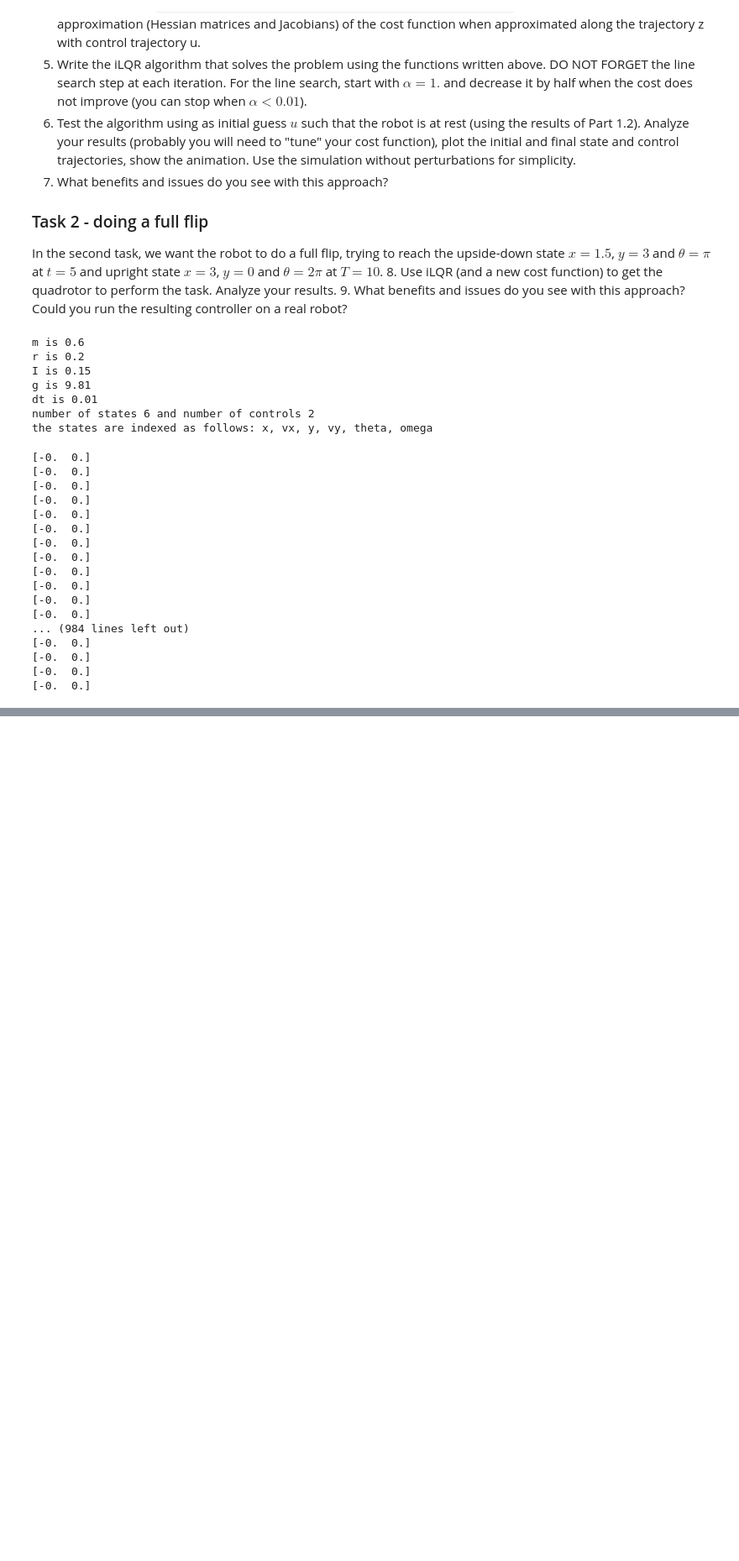
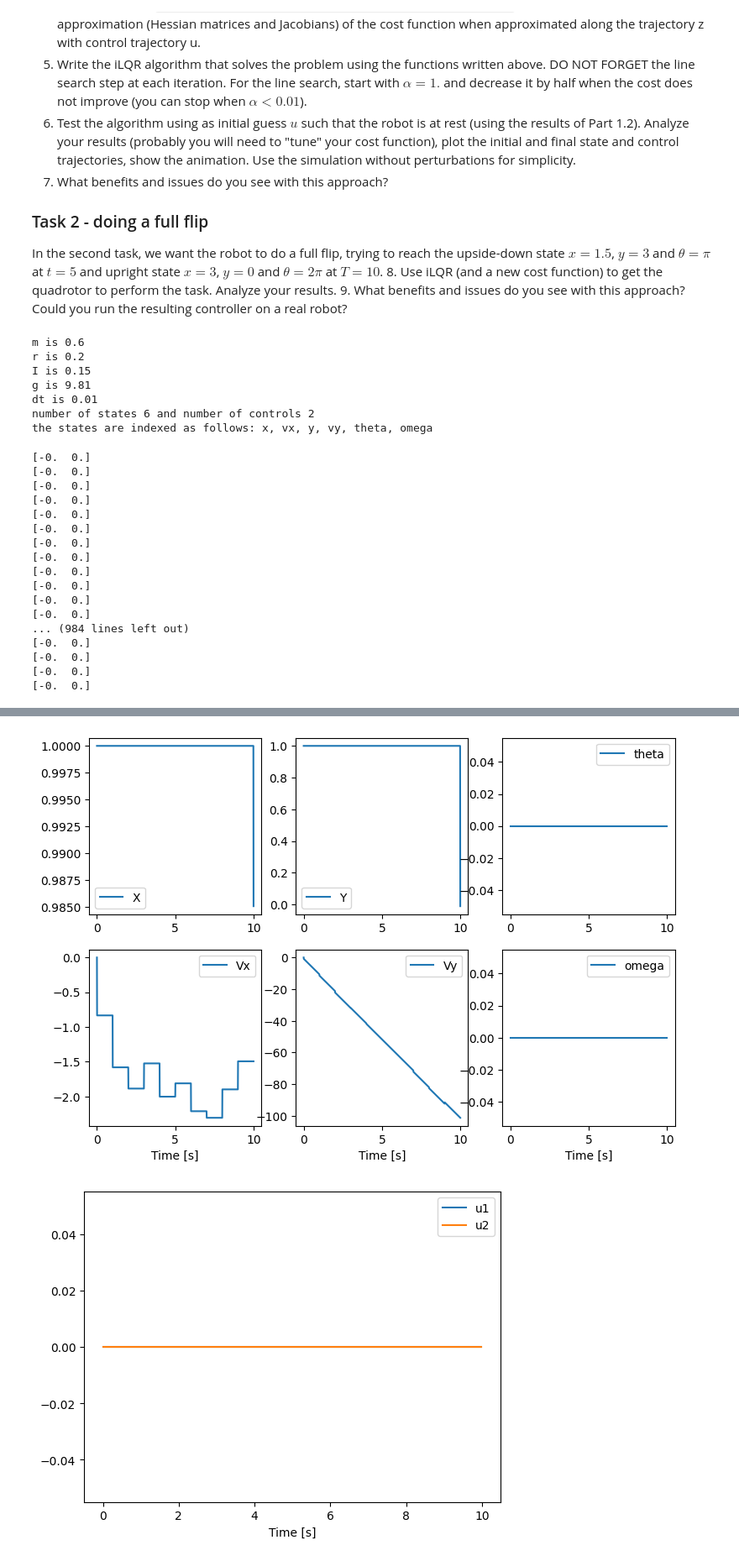
Before and after one commit to GordonOboh/optlearningcontrol, a Jupyter notebook: Fall2022/Project1 - Optimal Control/iterative LQR to control a drone.ipynb, the cells around one changed output, grey strips where cells are left out. Shown at 84% size. Cells and saved outputs as stored; diff of their text form; code cells hidden in the pictures; blank space fills up the shorter version.

```diff
--- a/Fall2022/Project1 - Optimal Control/iterative LQR to control a drone.ipynb
+++ b/Fall2022/Project1 - Optimal Control/iterative LQR to control a drone.ipynb
@@ -298,14 +309,17 @@ plt.subplot(2,3,6)
 plt.plot(t, state[5,:])
 plt.legend(['omega'])
 plt.xlabel('Time [s]')
+save_plt(title="2D translation, orientaion and speed vs time b")
 
 # we can also plot the control
 plt.figure()
 plt.plot(t[:-1], u.T)
 plt.legend(['u1', 'u2'])
 plt.xlabel('Time [s]')
+save_plt(title="Control vs time b")
 
-quadrotor.animate_robot(state,u)
+#quadrotor.animate_robot(state, u)
+save_animate('my_animation b', quadrotor.animate_robot(state, u, pass_fps=True))
 # %% [output]
 [-0.  0.]
 [-0.  0.]
@@ -331,0 +342,2 @@ quadrotor.animate_robot(state,u)
+[figure, added]
+[figure, added]
```
Also changed, not shown: parts of 5 cells of this notebook, 35 other files.
